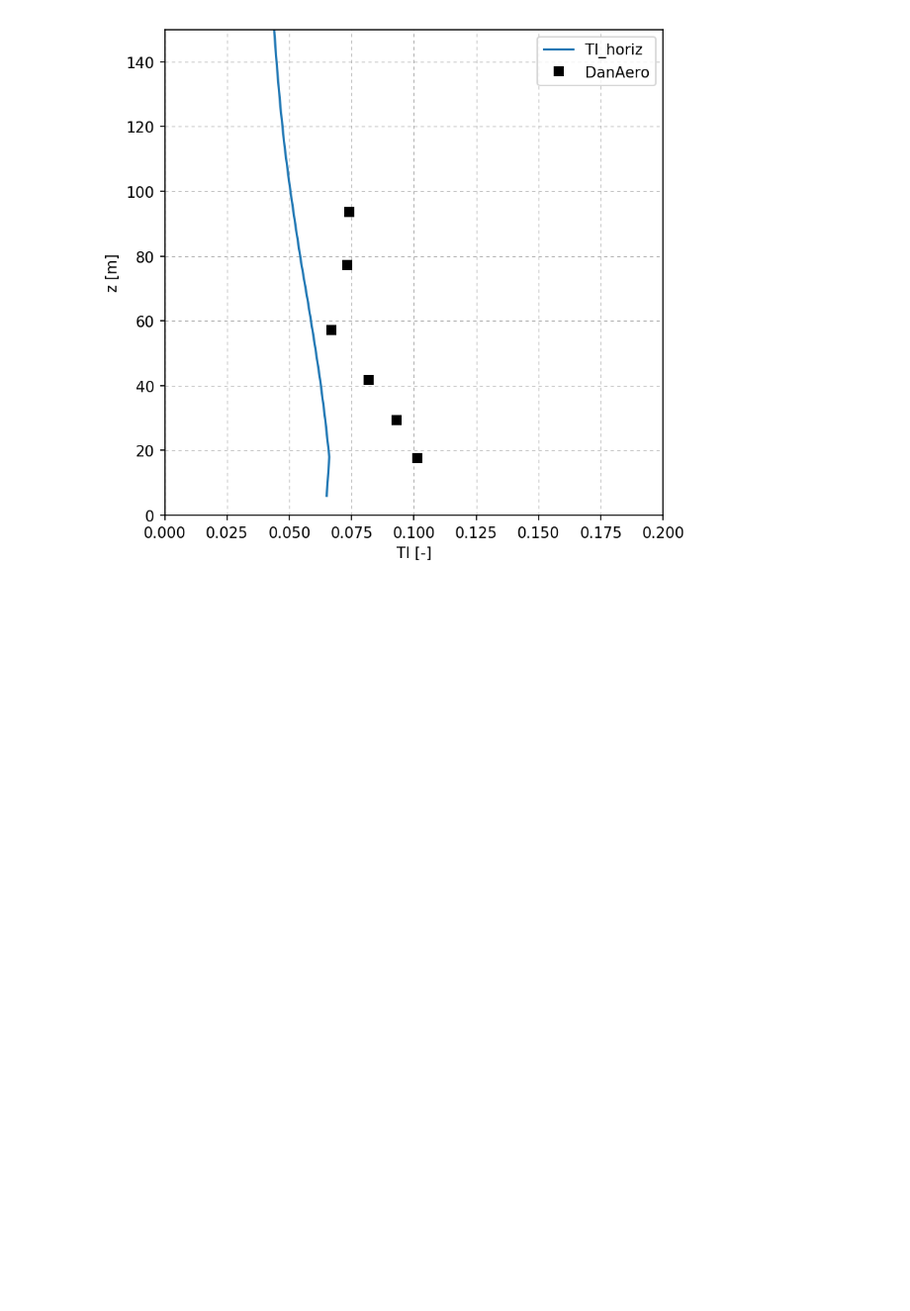
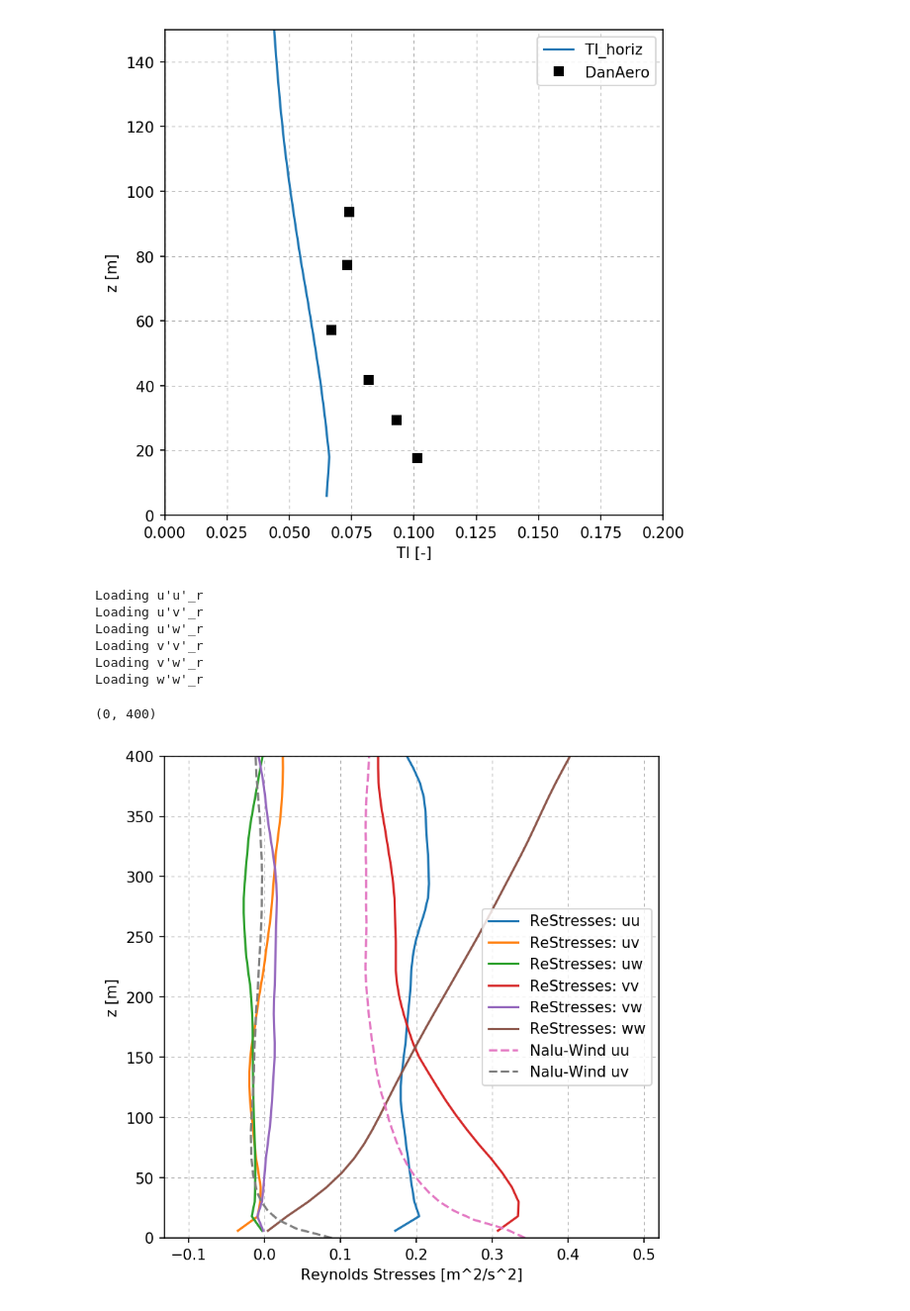
Before and after one commit to lawrenceccheung/IEATask29_precursor, a Jupyter notebook: REF1_WRFforcing/WRFtest4/PostprocessABL.ipynb, the cells around one changed output. Shown: that part at 99% size. Drawn from its saved outputs; the diff is of its cells as text; code cells hidden in the pictures; blank space fills up the shorter version.

```diff
--- a/REF1_WRFforcing/WRFtest4/PostprocessABL.ipynb
+++ b/REF1_WRFforcing/WRFtest4/PostprocessABL.ipynb
@@ -38,6 +38,7 @@ plotheights=[57.19]
 # Load the input profiles
 velprof   = np.loadtxt('NaluWind_velocity.dat')
 tempprof  = np.loadtxt('NaluWind_temperature.dat')
+nalustressprof = np.loadtxt('NaluWind_reynoldsstresses.dat')
 # %% [markdown]
 # Setup
 ## The input file
@@ -199,3 +200,26 @@ Loading u'u'_r
 Loading v'v'_r
 (0, 150)
 [figure]
+# %%
+# Plot Reynolds Stresses
+fig, ax = plt.subplots(figsize=(6,6), facecolor='w', dpi=150)
+REstress=tutorial2.ABLpostpro_plotprofiles(ax=ax, plotvars=['ReStresses'], avgt=avgtimes)
+
+ax.plot(nalustressprof[:,1], nalustressprof[:,0], '--', label='Nalu-Wind uu')
+ax.plot(nalustressprof[:,2], nalustressprof[:,0], '--', label='Nalu-Wind uv')
+
+ax.legend()
+#ax.set_xlim([0, 0.2])
+ax.set_xlabel('Reynolds Stresses [m^2/s^2]')
+ax.grid(linestyle=':', linewidth=0.5)
+ax.set_ylim([0,400])
+#ax.set_title('Horizontal wind speed')
+# %% [output]
+Loading u'u'_r
+Loading u'v'_r
+Loading u'w'_r
+Loading v'v'_r
+Loading v'w'_r
+Loading w'w'_r
+(0, 400)
+[figure, added]
```
Also changed, not shown: parts of 2 cells of this notebook, 1 other file.
